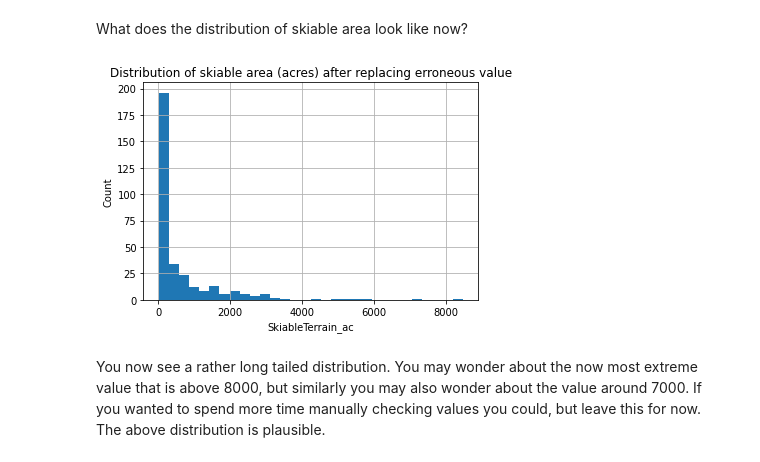
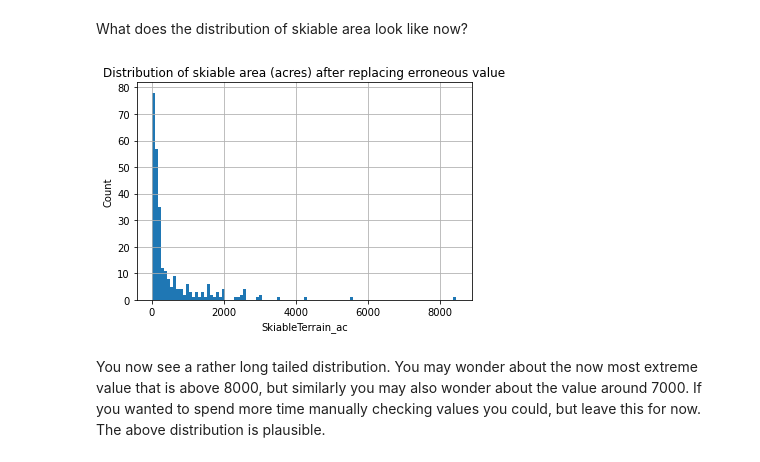
Before and after one commit to wilryan23/Springboard, a Jupyter notebook: 02_data_wrangling.ipynb, the cells around one changed output. Cells and saved outputs as stored; diff of their text form; code cells hidden in the pictures.

```diff
--- a/02_data_wrangling.ipynb
+++ b/02_data_wrangling.ipynb
@@ -636,12 +640,12 @@ ski_data.loc[39, 'SkiableTerrain_ac']
 # %% [markdown]
 What does the distribution of skiable area look like now?
 # %%
-ski_data.SkiableTerrain_ac.hist(bins=30)
+ski_data.SkiableTerrain_ac.hist(bins= 100)
 plt.xlabel('SkiableTerrain_ac')
 plt.ylabel('Count')
 plt.title('Distribution of skiable area (acres) after replacing erroneous value');
 # %% [output]
-[figure, old version]
+[figure, new version]
 # %% [markdown]
 You now see a rather long tailed distribution. You may wonder about the now most extreme value that is above 8000, but similarly you may also wonder about the value around 7000. If you wanted to spend more time manually checking values you could, but leave this for now. The above distribution is plausible.
 # %% [markdown]
```
Also changed, not shown: parts of 12 cells of this notebook.
